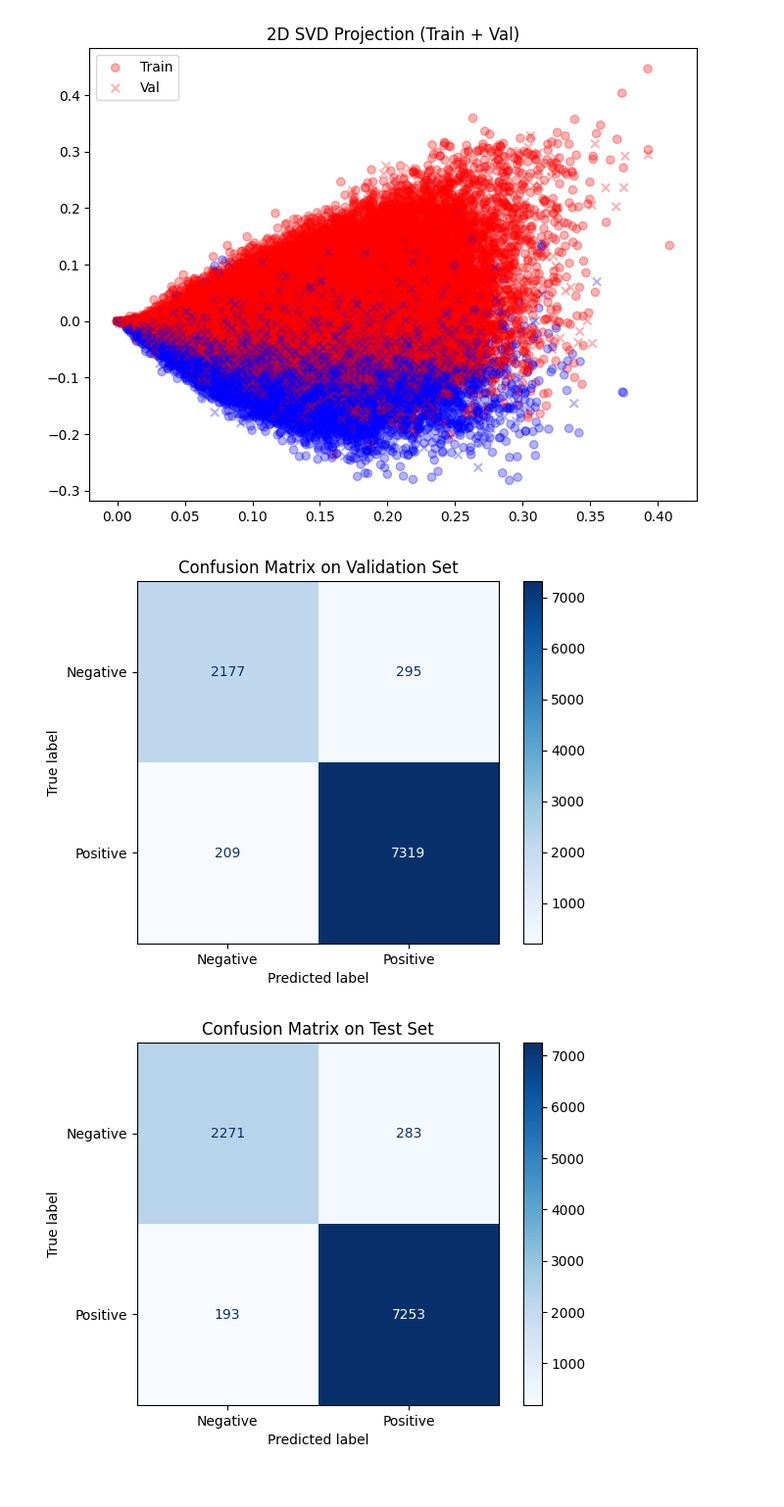
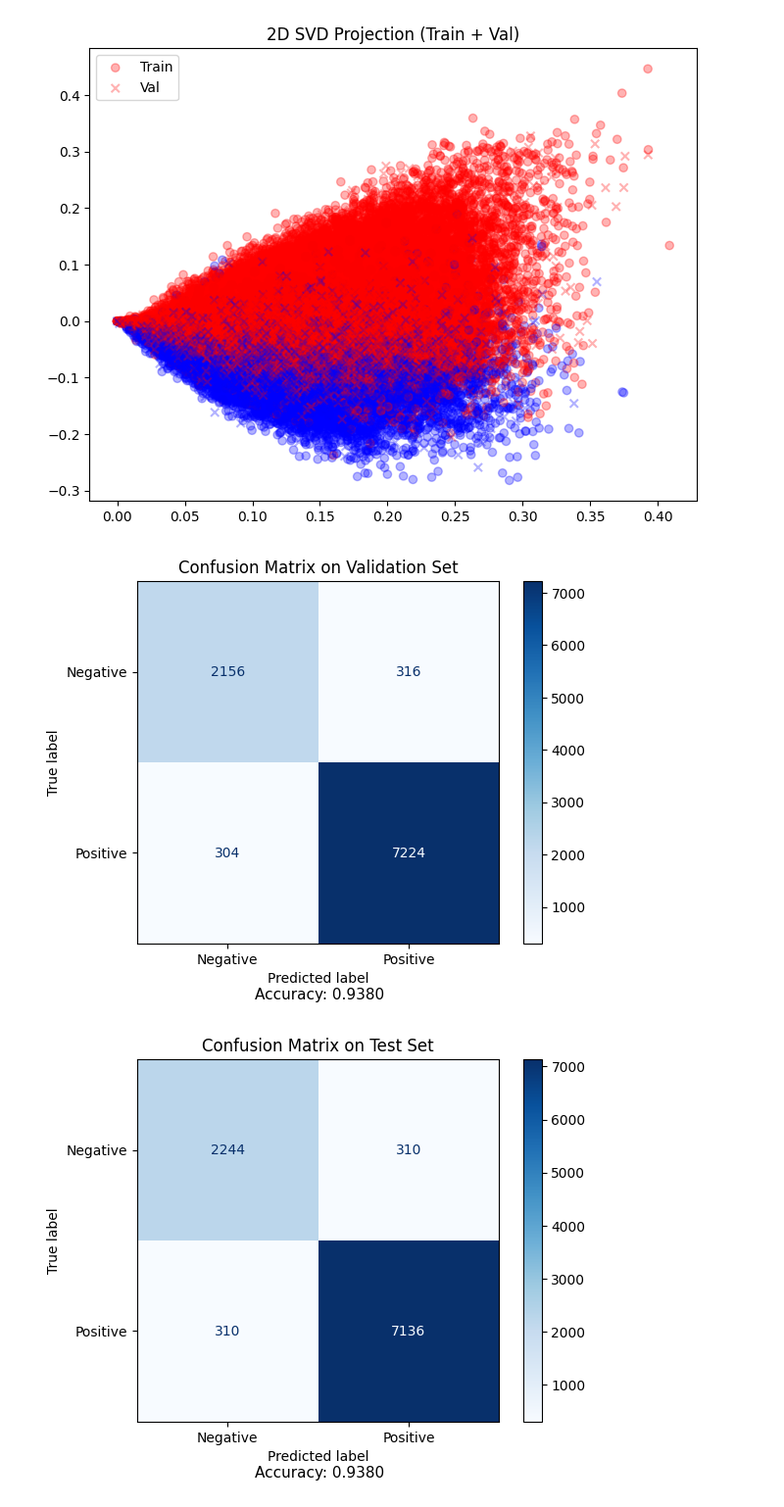
Before and after one commit to phan603/cs412_final, a Jupyter notebook: SVM Baseline/CS412_Project_SVM.ipynb, the cells around one changed output. Shown at 98% size. Cells and saved outputs as stored; diff of their text form; code cells hidden in the pictures.

```diff
--- a/SVM Baseline/CS412_Project_SVM.ipynb
+++ b/SVM Baseline/CS412_Project_SVM.ipynb
@@ -64,7 +64,7 @@ y_val = df_val['label'].values
 y_test = df_test['label'].values
 
 svm = LinearSVC(
-        C = 0.38, # Testing different C Parameters
+        C = 10, # Testing different C Parameters
         dual=False
         )
 svm.fit(X_train, y_train)
@@ -140,28 +137,36 @@ plt.show()
 # %%
 from sklearn.metrics import ConfusionMatrixDisplay
 
 # On validation set
+y_val_pred = svm.predict(X_val)
+val_accuracy = accuracy_score(y_val, y_val_pred)
 ConfusionMatrixDisplay.from_estimator(
     svm, X_val, y_val,
     display_labels=['Negative', 'Positive'],
     cmap='Blues',
     values_format='d'
 )
 plt.title("Confusion Matrix on Validation Set")
+val_str = f'Accuracy: {val_accuracy:.4f}'
+plt.gcf().text(0.355, 0, val_str, fontsize=11, va='center')
 plt.show()
 
 # On test set
+y_test_pred = svm.predict(X_test)
+test_accuracy = accuracy_score(y_test, y_test_pred)
 ConfusionMatrixDisplay.from_estimator(
     svm, X_test, y_test,
     display_labels=['Negative', 'Positive'],
     cmap='Blues',
     values_format='d'
 )
 plt.title("Confusion Matrix on Test Set")
+test_str = f'Accuracy: {test_accuracy:.4f}'
+plt.gcf().text(0.355, 0, test_str, fontsize=11, va='center')
 plt.show()
 # %% [output]
-[figure, old version]
+[figure, new version]
-[figure, old version]
+[figure, new version]
 # %%
 # Get feature names and SVM weights
 feature_names = vectorizer.get_feature_names_out()
```
Also changed, not shown: parts of 3 cells of this notebook.
